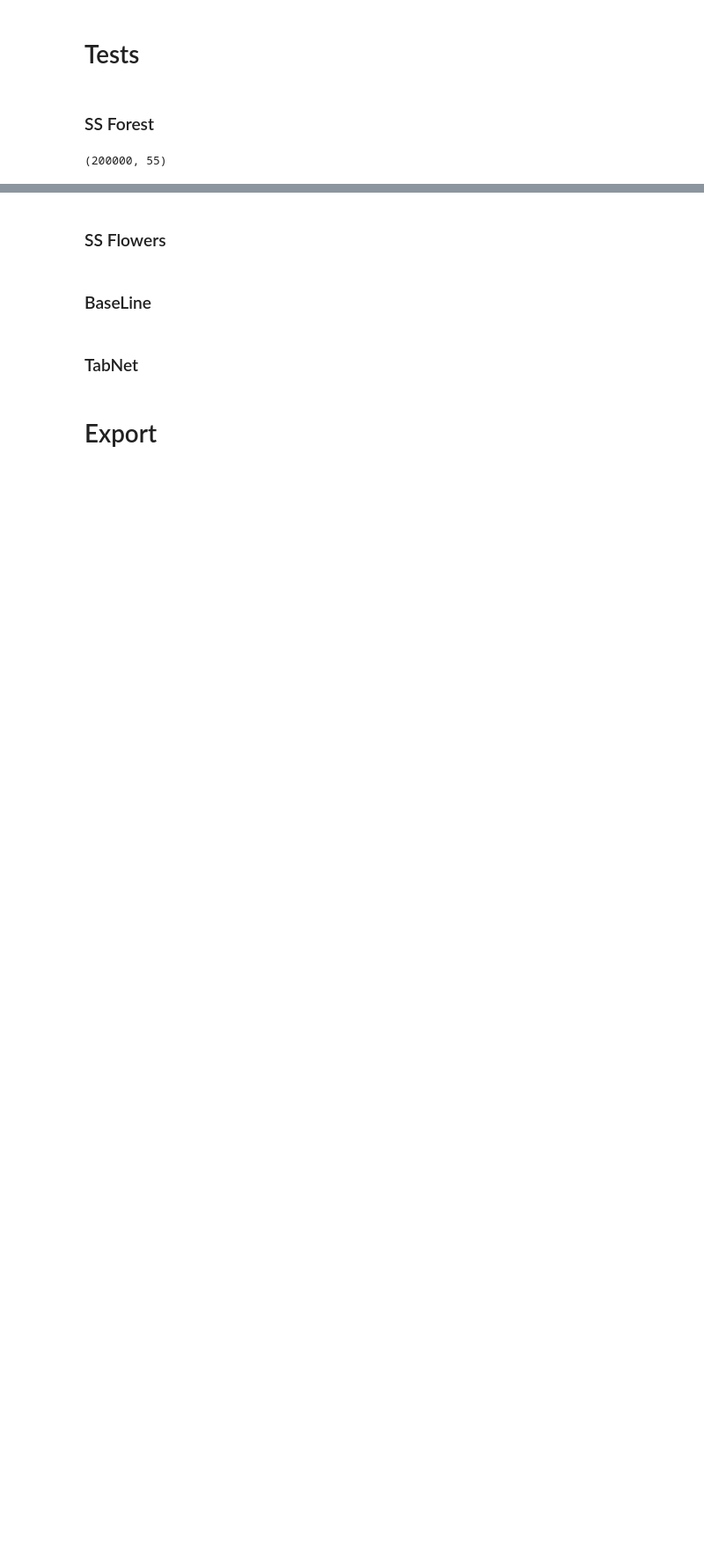
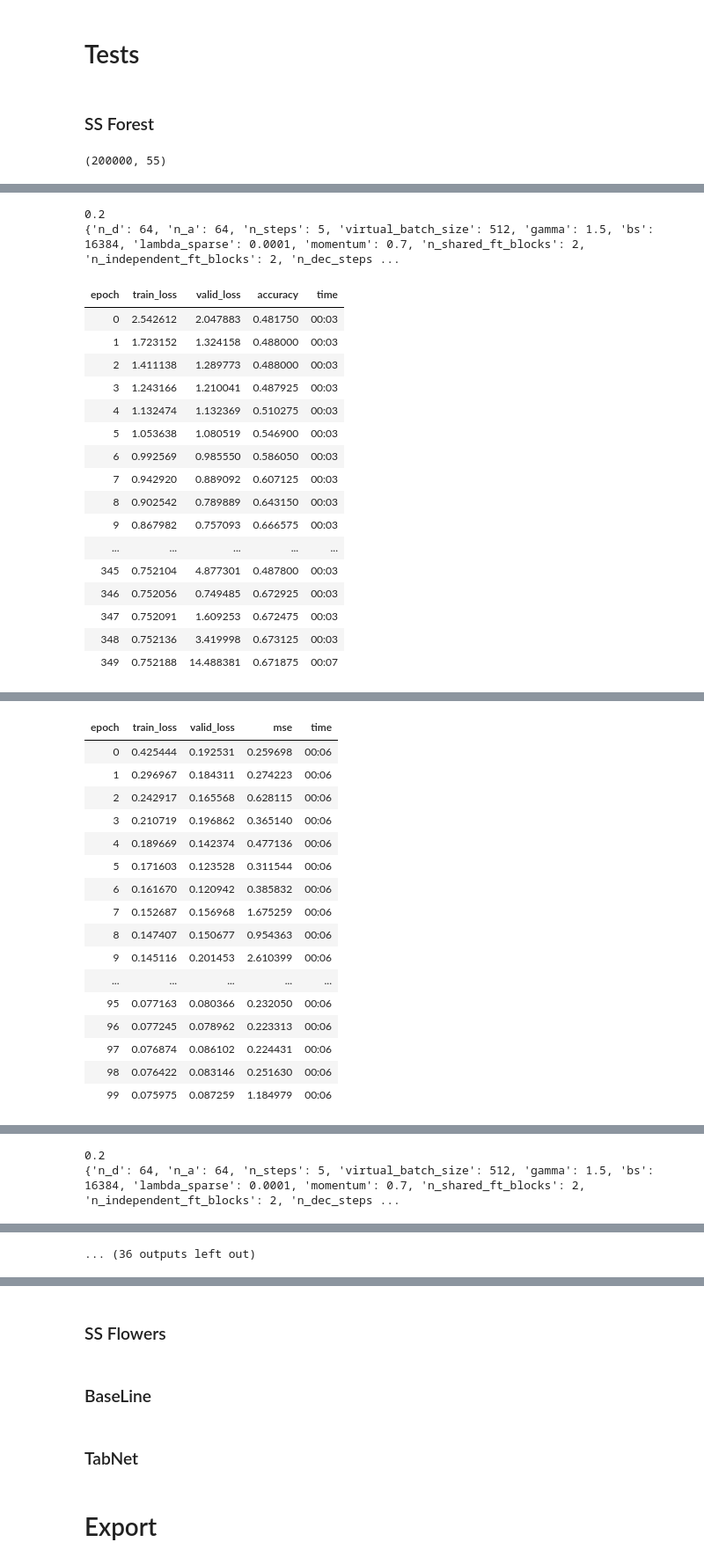
Before and after one commit to matanc1/tabnet, a Jupyter notebook: self_supervision.ipynb, the cells around one changed output, grey strips where cells are left out. Shown at 88% size. Drawn from its saved outputs; the diff is of its cells as text; code cells hidden in the pictures; blank space fills up the shorter version.

```diff
--- a/self_supervision.ipynb
+++ b/self_supervision.ipynb
@@ -121,0 +282,30 @@ head = lambda n_cat, n_cont, **kwargs: LinDecoder(n_cat, n_cont, **kwargs)
+# %%
+vals = []
+for val_pct in sorted([0.2, 0.4, 0.6]*3):
+    print(val_pct)
+    (before, after) = score_before_after_ss(df, params, val_pct=val_pct, decoder_head=head,
+                        loss_func=loss_func, cycle_lr=[(350, slice(5e-3, 1e-1)), (100, slice(1e-3, 1e-1/2)),
+                                                       (350, slice(5e-3, 1e-1))], **model_params)
+    vals.append((before.item(), after.item(), val_pct))
+    res = pd.DataFrame(vals, columns=['before','after','val'])
+    res.to_csv('forest_res_06.csv')
+# %% [output]
+0.2
+{'n_d': 64, 'n_a': 64, 'n_steps': 5, 'virtual_batch_size': 512, 'gamma': 1.5, 'bs': 16384, 'lambda_sparse': 0.0001, 'momentum': 0.7, 'n_shared_ft_blocks': 2, 'n_independent_ft_blocks': 2, 'n_dec_steps ...
+| epoch | train_loss | valid_loss | accuracy | time |
+| 0 | 2.542612 | 2.047883 | 0.481750 | 00:03 |
+| 1 | 1.723152 | 1.324158 | 0.488000 | 00:03 |
+| 2 | 1.411138 | 1.289773 | 0.488000 | 00:03 |
+| 3 | 1.243166 | 1.210041 | 0.487925 | 00:03 |
+| 4 | 1.132474 | 1.132369 | 0.510275 | 00:03 |
+| 5 | 1.053638 | 1.080519 | 0.546900 | 00:03 |
+| 6 | 0.992569 | 0.985550 | 0.586050 | 00:03 |
+| 7 | 0.942920 | 0.889092 | 0.607125 | 00:03 |
+| 8 | 0.902542 | 0.789889 | 0.643150 | 00:03 |
+| 9 | 0.867982 | 0.757093 | 0.666575 | 00:03 |
+| ... | ... | ... | ... | ... |
+| 345 | 0.752104 | 4.877301 | 0.487800 | 00:03 |
+| 346 | 0.752056 | 0.749485 | 0.672925 | 00:03 |
+| 347 | 0.752091 | 1.609253 | 0.672475 | 00:03 |
+| 348 | 0.752136 | 3.419998 | 0.673125 | 00:03 |
+| 349 | 0.752188 | 14.488381 | 0.671875 | 00:07 |
@@ -121,0 +313,17 @@ head = lambda n_cat, n_cont, **kwargs: LinDecoder(n_cat, n_cont, **kwargs)
+| epoch | train_loss | valid_loss | mse | time |
+| 0 | 0.425444 | 0.192531 | 0.259698 | 00:06 |
+| 1 | 0.296967 | 0.184311 | 0.274223 | 00:06 |
+| 2 | 0.242917 | 0.165568 | 0.628115 | 00:06 |
+| 3 | 0.210719 | 0.196862 | 0.365140 | 00:06 |
+| 4 | 0.189669 | 0.142374 | 0.477136 | 00:06 |
+| 5 | 0.171603 | 0.123528 | 0.311544 | 00:06 |
+| 6 | 0.161670 | 0.120942 | 0.385832 | 00:06 |
+| 7 | 0.152687 | 0.156968 | 1.675259 | 00:06 |
+| 8 | 0.147407 | 0.150677 | 0.954363 | 00:06 |
+| 9 | 0.145116 | 0.201453 | 2.610399 | 00:06 |
+| ... | ... | ... | ... | ... |
+| 95 | 0.077163 | 0.080366 | 0.232050 | 00:06 |
+| 96 | 0.077245 | 0.078962 | 0.223313 | 00:06 |
+| 97 | 0.076874 | 0.086102 | 0.224431 | 00:06 |
+| 98 | 0.076422 | 0.083146 | 0.251630 | 00:06 |
+| 99 | 0.075975 | 0.087259 | 1.184979 | 00:06 |
@@ -121,0 +348,2 @@ head = lambda n_cat, n_cont, **kwargs: LinDecoder(n_cat, n_cont, **kwargs)
+0.2
+{'n_d': 64, 'n_a': 64, 'n_steps': 5, 'virtual_batch_size': 512, 'gamma': 1.5, 'bs': 16384, 'lambda_sparse': 0.0001, 'momentum': 0.7, 'n_shared_ft_blocks': 2, 'n_independent_ft_blocks': 2, 'n_dec_steps ...
@@ -122,3 +403,4 @@ head = lambda n_cat, n_cont, **kwargs: LinDecoder(n_cat, n_cont, **kwargs)
+... (36 outputs left out)
 # %%
 dls = to.dataloaders(bs=model_params['bs'])
 dls.n_inp = 2
```
Also changed, not shown: parts of 25 cells of this notebook, 3 other files.
